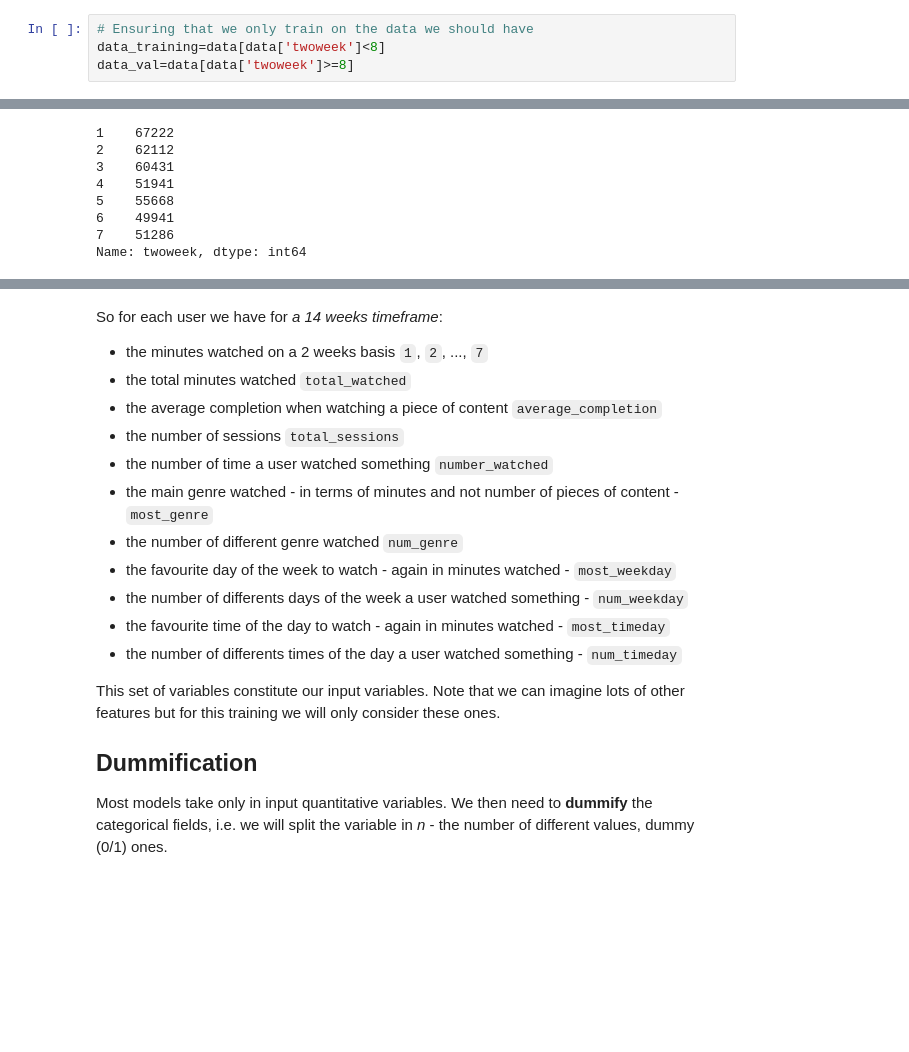
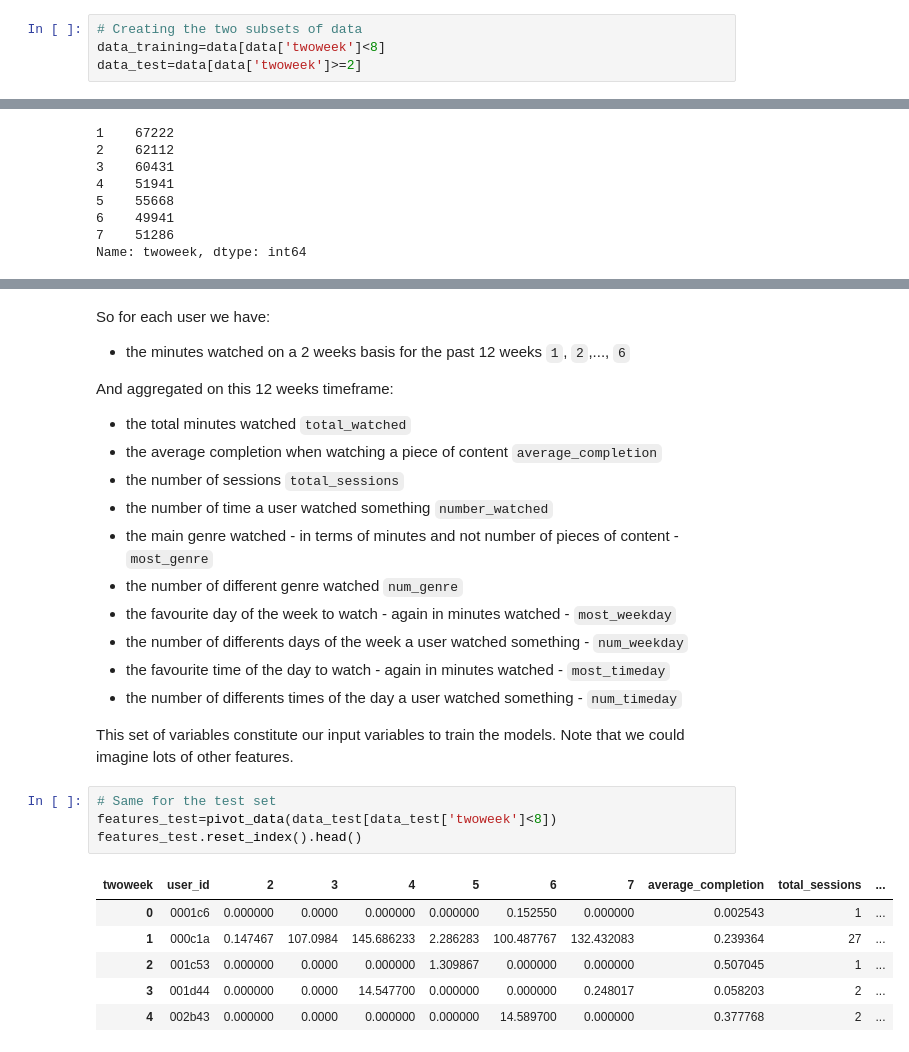
Before and after one commit to bbc/datalab-ml-training, a Jupyter notebook: iPlayerForecast_course2.ipynb, the cells around one changed output, grey strips where cells are left out. Cells and saved outputs as stored; diff of their text form; blank space fills up the shorter version.

```diff
--- a/iPlayerForecast_course2.ipynb
+++ b/iPlayerForecast_course2.ipynb
@@ -72,7 +84,7 @@ We want to forecast the minutes watched in the next two weeks. We will then keep
 # %%
-# Ensuring that we only train on the data we should have
+# Creating the two subsets of data
 data_training=data[data['twoweek']<8]
-data_val=data[data['twoweek']>=8]
+data_test=data[data['twoweek']>=2]
 # %%
 data_training.twoweek.value_counts().sort_index()
 # %% [output]
@@ -146,6 +168,8 @@ data_viewer.reset_index().head()
 # %% [markdown]
-So for each user we have for _a 14 weeks timeframe_:
-- the minutes watched on a 2 weeks basis `1`, `2`, ..., `7`
+So for each user we have:
+- the minutes watched on a 2 weeks basis for the past 12 weeks `1`, `2`,..., `6`
+
+And aggregated on this 12 weeks timeframe:
 - the total minutes watched `total_watched`
 - the average completion when watching a piece of content `average_completion`
 - the number of sessions `total_sessions`
@@ -157,7 +181,15 @@ So for each user we have for _a 14 weeks timeframe_:
 - the favourite time of the day to watch - again in minutes watched - `most_timeday`
 - the number of differents times of the day a user watched something - `num_timeday`
 
-This set of variables constitute our input variables. Note that we can imagine lots of other features but for this training we will only consider these ones.
-
-## Dummification
-Most models take only in input quantitative variables. We then need to __dummify__ the categorical fields, i.e. we will split the variable in _n_ - the number of different values, dummy (0/1) ones.
+This set of variables constitute our input variables to train the models. Note that we could imagine lots of other features.
+# %%
+# Same for the test set
+features_test=pivot_data(data_test[data_test['twoweek']<8])
+features_test.reset_index().head()
+# %% [output]
+| twoweek | user_id | 2 | 3 | 4 | 5 | 6 | 7 | average_completion | total_sessions | ... |
+| 0 | 0001c6 | 0.000000 | 0.0000 | 0.000000 | 0.000000 | 0.152550 | 0.000000 | 0.002543 | 1 | ... |
+| 1 | 000c1a | 0.147467 | 107.0984 | 145.686233 | 2.286283 | 100.487767 | 132.432083 | 0.239364 | 27 | ... |
+| 2 | 001c53 | 0.000000 | 0.0000 | 0.000000 | 1.309867 | 0.000000 | 0.000000 | 0.507045 | 1 | ... |
+| 3 | 001d44 | 0.000000 | 0.0000 | 14.547700 | 0.000000 | 0.000000 | 0.248017 | 0.058203 | 2 | ... |
+| 4 | 002b43 | 0.000000 | 0.0000 | 0.000000 | 0.000000 | 14.589700 | 0.000000 | 0.377768 | 2 | ... |
```
Also changed, not shown: parts of 32 cells of this notebook.
